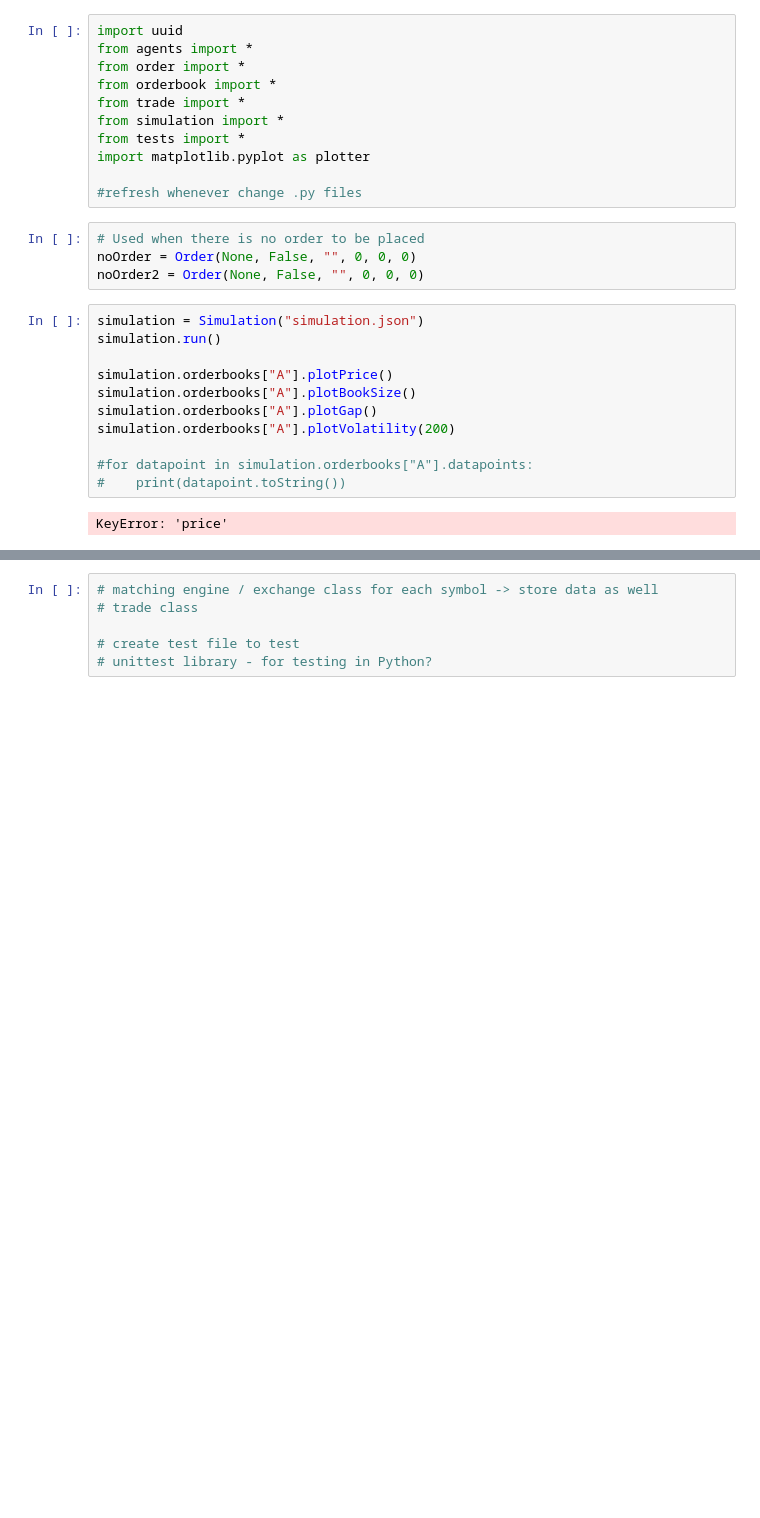
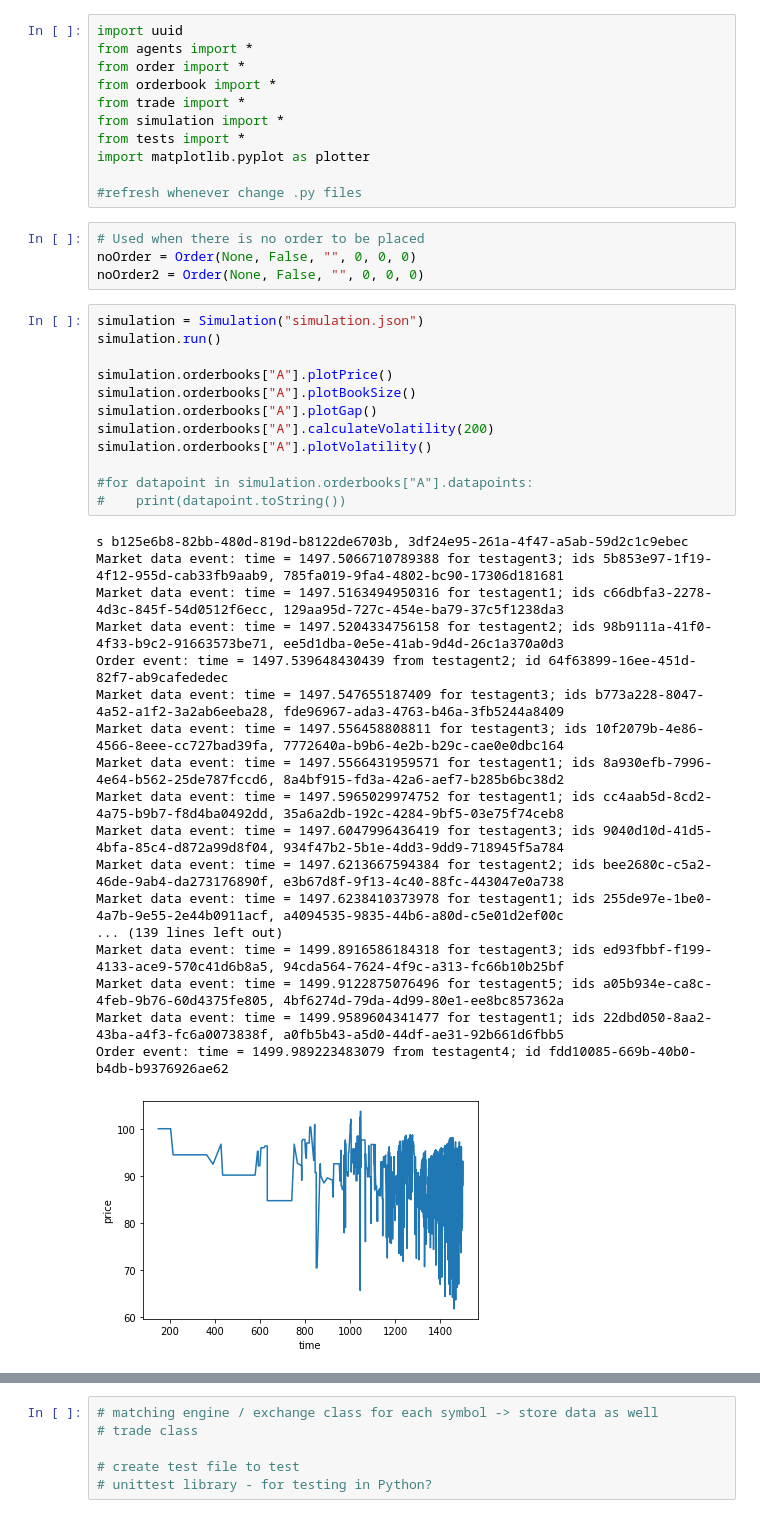
Before and after one commit to aehmttw/HFTSimulator, a Jupyter notebook: testplayground.ipynb, the cells around one changed output, grey strips where cells are left out. Cells and saved outputs as stored; diff of their text form; blank space fills up the shorter version.

```diff
--- a/testplayground.ipynb
+++ b/testplayground.ipynb
@@ -16,13 +16,31 @@ noOrder2 = Order(None, False, "", 0, 0, 0)
 # %%
 simulation = Simulation("simulation.json")
 simulation.run()
 
 simulation.orderbooks["A"].plotPrice()
 simulation.orderbooks["A"].plotBookSize()
 simulation.orderbooks["A"].plotGap()
-simulation.orderbooks["A"].plotVolatility(200)
+simulation.orderbooks["A"].calculateVolatility(200)
+simulation.orderbooks["A"].plotVolatility()
 
 #for datapoint in simulation.orderbooks["A"].datapoints:
 #    print(datapoint.toString())
 # %% [output]
-KeyError: 'price'
+s b125e6b8-82bb-480d-819d-b8122de6703b, 3df24e95-261a-4f47-a5ab-59d2c1c9ebec
+Market data event: time = 1497.5066710789388 for testagent3; ids 5b853e97-1f19-4f12-955d-cab33fb9aab9, 785fa019-9fa4-4802-bc90-17306d181681
+Market data event: time = 1497.5163494950316 for testagent1; ids c66dbfa3-2278-4d3c-845f-54d0512f6ecc, 129aa95d-727c-454e-ba79-37c5f1238da3
+Market data event: time = 1497.5204334756158 for testagent2; ids 98b9111a-41f0-4f33-b9c2-91663573be71, ee5d1dba-0e5e-41ab-9d4d-26c1a370a0d3
+Order event: time = 1497.539648430439 from testagent2; id 64f63899-16ee-451d-82f7-ab9cafededec
+Market data event: time = 1497.547655187409 for testagent3; ids b773a228-8047-4a52-a1f2-3a2ab6eeba28, fde96967-ada3-4763-b46a-3fb5244a8409
+Market data event: time = 1497.556458808811 for testagent3; ids 10f2079b-4e86-4566-8eee-cc727bad39fa, 7772640a-b9b6-4e2b-b29c-cae0e0dbc164
+Market data event: time = 1497.5566431959571 for testagent1; ids 8a930efb-7996-4e64-b562-25de787fccd6, 8a4bf915-fd3a-42a6-aef7-b285b6bc38d2
+Market data event: time = 1497.5965029974752 for testagent1; ids cc4aab5d-8cd2-4a75-b9b7-f8d4ba0492dd, 35a6a2db-192c-4284-9bf5-03e75f74ceb8
+Market data event: time = 1497.6047996436419 for testagent3; ids 9040d10d-41d5-4bfa-85c4-d872a99d8f04, 934f47b2-5b1e-4dd3-9dd9-718945f5a784
+Market data event: time = 1497.6213667594384 for testagent2; ids bee2680c-c5a2-46de-9ab4-da273176890f, e3b67d8f-9f13-4c40-88fc-443047e0a738
+Market data event: time = 1497.6238410373978 for testagent1; ids 255de97e-1be0-4a7b-9e55-2e44b0911acf, a4094535-9835-44b6-a80d-c5e01d2ef00c
+... (139 lines left out)
+Market data event: time = 1499.8916586184318 for testagent3; ids ed93fbbf-f199-4133-ace9-570c41d6b8a5, 94cda564-7624-4f9c-a313-fc66b10b25bf
+Market data event: time = 1499.9122875076496 for testagent5; ids a05b934e-ca8c-4feb-9b76-60d4375fe805, 4bf6274d-79da-4d99-80e1-ee8bc857362a
+Market data event: time = 1499.9589604341477 for testagent1; ids 22dbd050-8aa2-43ba-a4f3-fc6a0073838f, a0fb5b43-a5d0-44df-ae31-92b661d6fbb5
+Order event: time = 1499.989223483079 from testagent4; id fdd10085-669b-40b0-b4db-b9376926ae62
+[figure, added]
```
Also changed, not shown: parts of 1 cell of this notebook, 5 other files.
